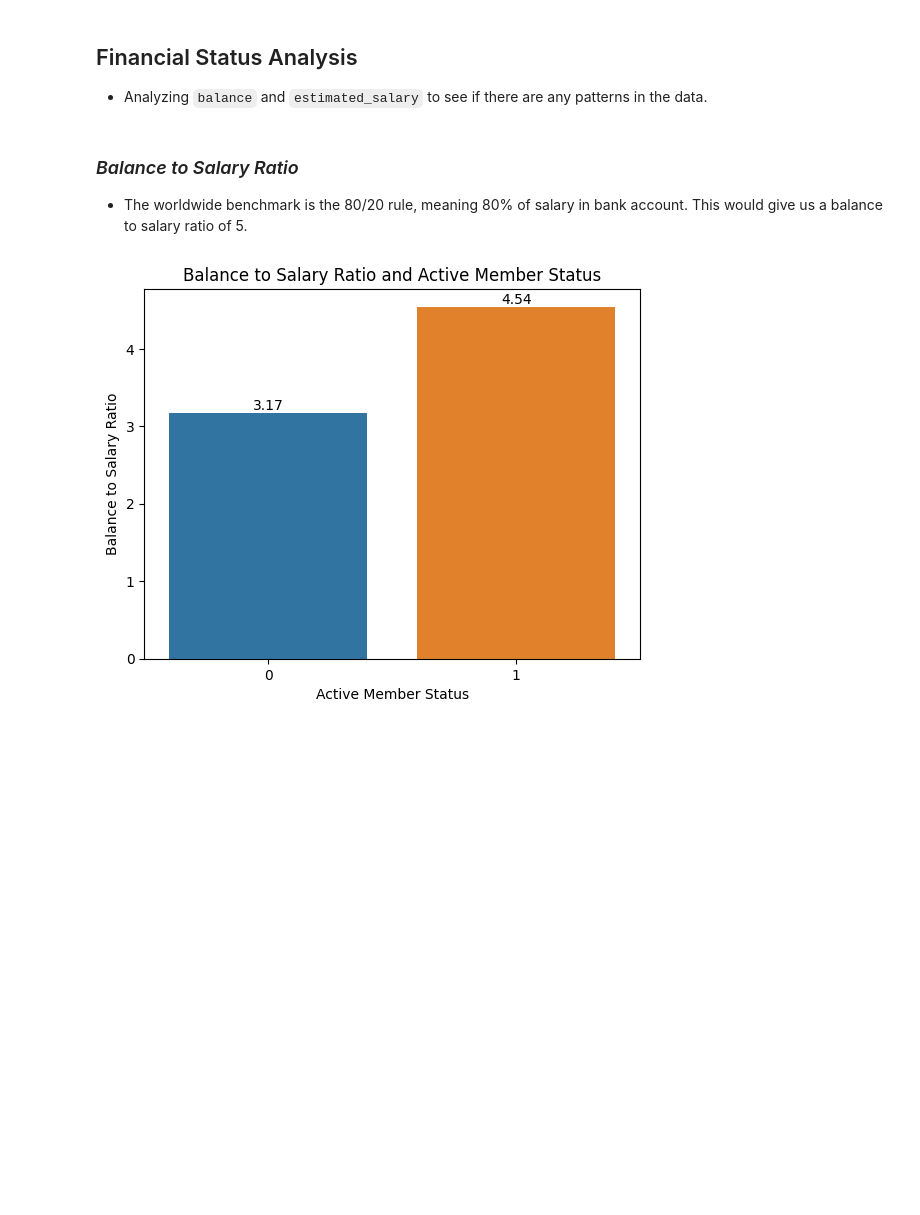
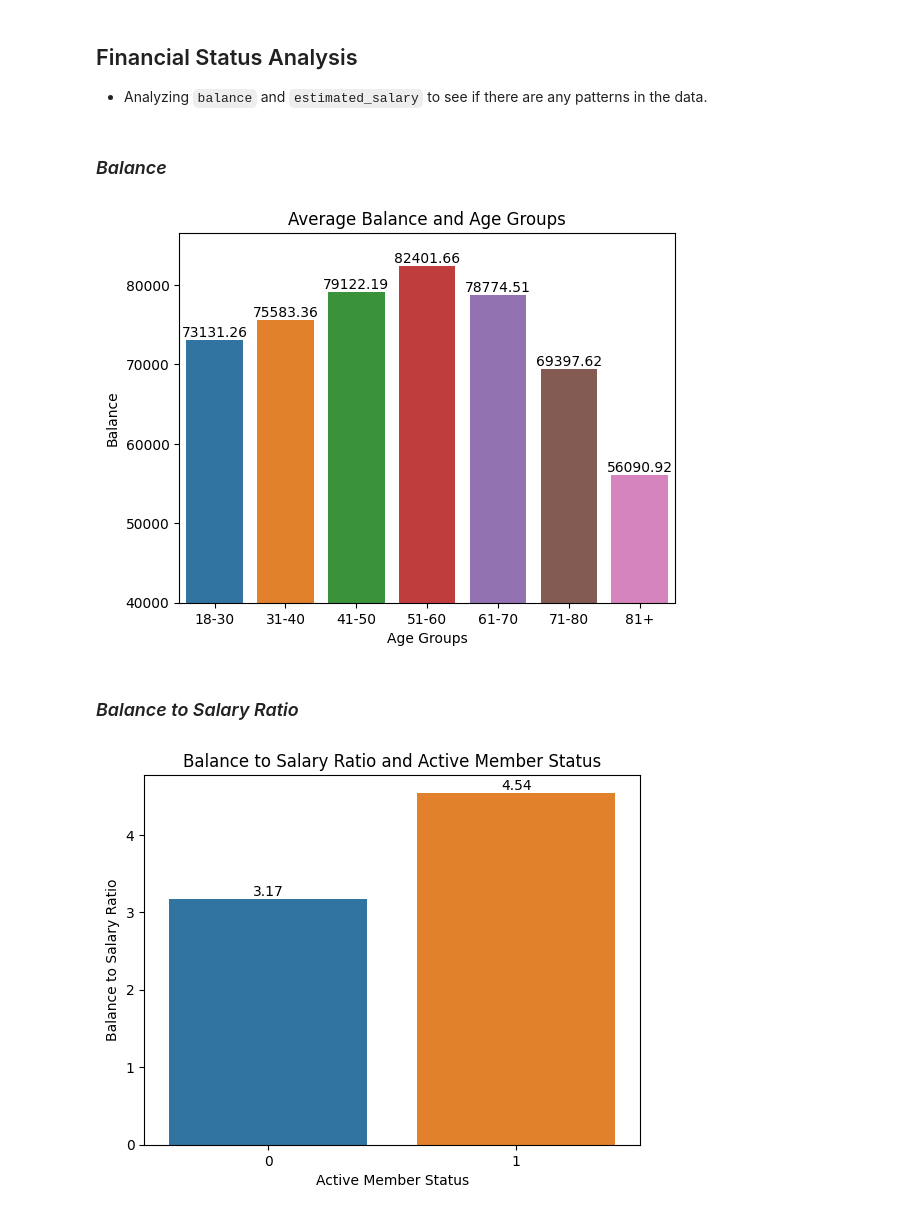
Before and after one commit to d-pap/bank-churn, a Jupyter notebook: bankchurn-report.ipynb, the cells around one changed output. Cells and saved outputs as stored; diff of their text form; code cells hidden in the pictures; blank space fills up the shorter version.

```diff
--- a/bankchurn-report.ipynb
+++ b/bankchurn-report.ipynb
@@ -323,9 +323,20 @@ Finally, we calculated an engagement score based on tenure, active member status
 # %% [markdown]
 ## Financial Status Analysis
 - Analyzing `balance` and `estimated_salary` to see if there are any patterns in the data.
-# %% [markdown]
-### *Balance to Salary Ratio*
-- The worldwide benchmark is the 80/20 rule, meaning 80% of salary in bank account. This would give us a balance to salary ratio of 5.
+# %% [markdown]
+### *Balance*
+# %%
+# Plot age groups and balance
+age_balance = df.groupby('age_bins')['balance'].mean()
+make_bar_plot(age_balance,
+              x_label='Age Groups',
+              y_label='Balance',
+              title='Average Balance and Age Groups',
+              ylim=40000)
+# %% [output]
+[figure, added]
+# %% [markdown]
+### *Balance to Salary Ratio*
 # %%
 # Calculate balance to salary ratio for each customer
 df['balance_salary_ratio'] = df['balance'] / df['estimated_salary']
```
Also changed, not shown: parts of 11 cells of this notebook.
